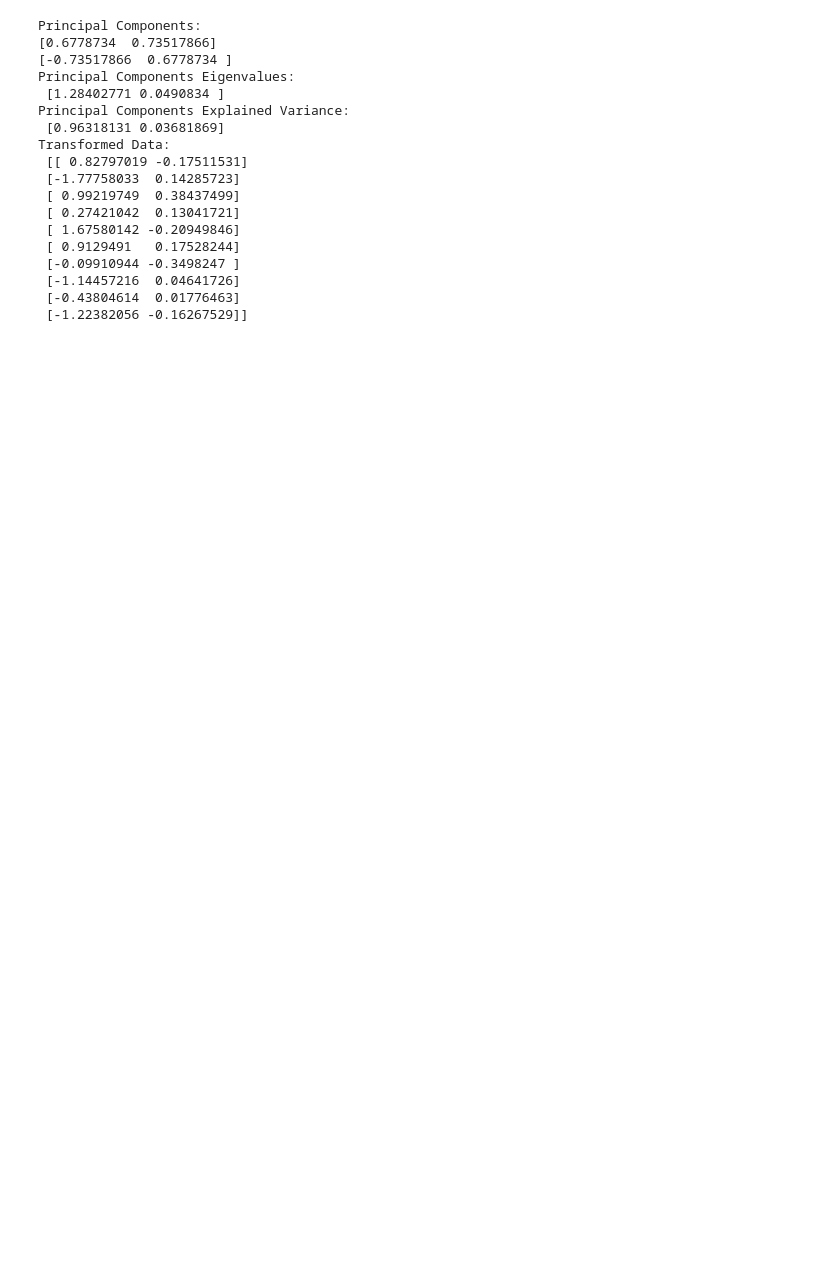
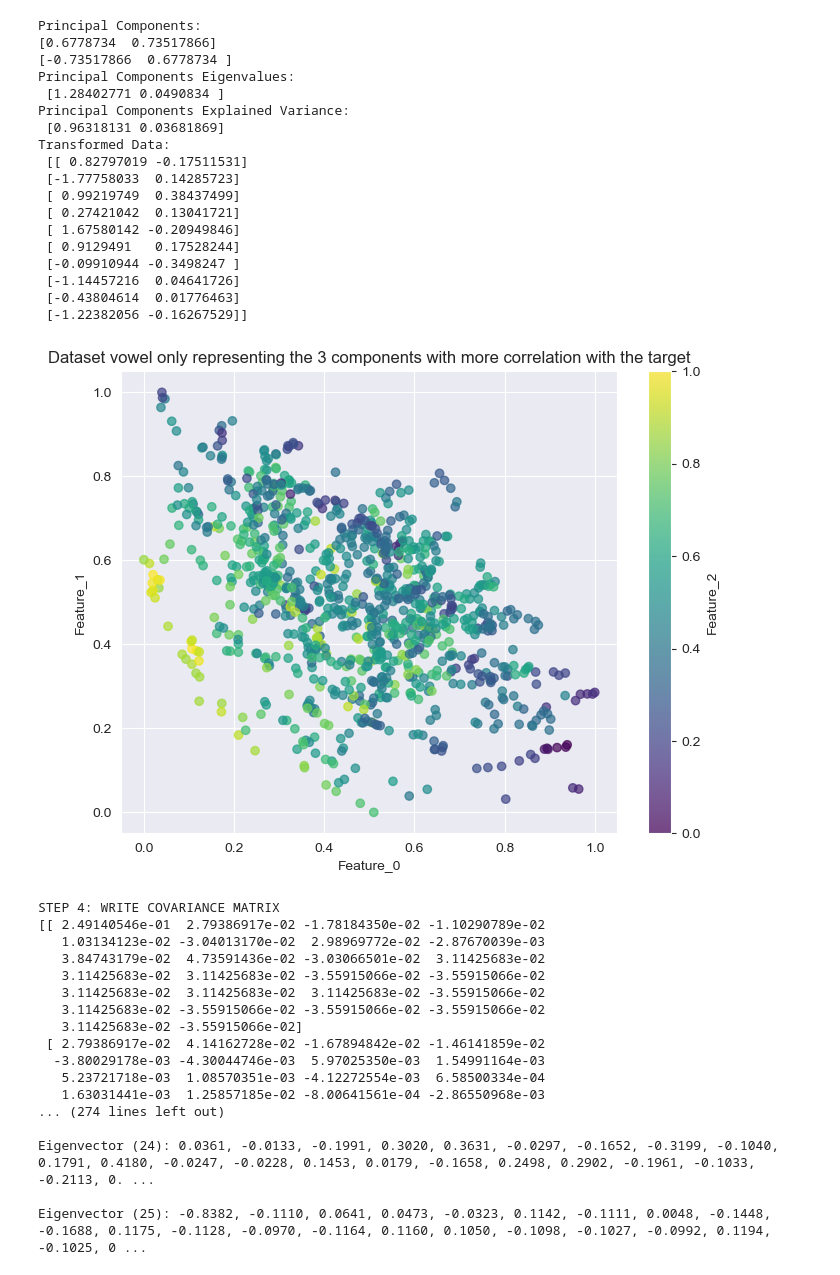
Before and after one commit to XavierQuerol/Dimensionality-Reduction-and-Visualization, a Jupyter notebook: testing_bernat.ipynb, the cells around one changed output. Drawn from its saved outputs; the diff is of its cells as text; code cells hidden in the pictures; blank space fills up the shorter version.

```diff
--- a/testing_bernat.ipynb
+++ b/testing_bernat.ipynb
@@ -46,3 +49,62 @@ Transformed Data:
  [-1.14457216  0.04641726]
  [-0.43804614  0.01776463]
  [-1.22382056 -0.16267529]]
+# %%
+from code.preprocessing import get_dataset
+from code.pca import PCA
+
+# Step 1
+dataset = "vowel"
+x, y = get_dataset(dataset)
+ds = x.copy()
+ds["target"] = y
+
+# Step 2
+correlation_with_target = ds.corr()["target"] # Based on their correlation with the target
+top_features = correlation_with_target.abs().sort_values(ascending=False).iloc[1:4]
+top_features = top_features.index.tolist()
+ds = ds.drop('target', axis=1)
+
+plt.figure(figsize=(8, 6))
+scatter = plt.scatter(ds[top_features[0]], ds[top_features[1]], c=ds[top_features[2]], cmap='viridis', alpha=0.7)
+plt.colorbar(scatter, label=f'{top_features[2]}')
+plt.xlabel(top_features[0])
+plt.ylabel(top_features[1])
+plt.title(f'Dataset {dataset} only representing the 3 components with more correlation with the target')
+plt.show()
+
+# Step 3 & 4 & 5 & 6 & 7 & 9
+pca = PCA(verbose=True)
+X_transformed = pca.reduce_dim(ds,variability_threshold=0.90,n_components=3)
+
+# Step 8
+# Create a scatter plot
+plt.figure(figsize=(8, 6))
+scatter = plt.scatter(X_transformed[:,0], X_transformed[:,1], c=X_transformed[:,2], cmap='viridis', alpha=0.7)  # `viridis` is a color map, change as needed
+
+# Add a color bar to show the gradient
+plt.colorbar(scatter, label='Third Dimension (Color Gradient)')
+
+plt.xlabel('First Component (X)')
+plt.ylabel('Second Component (Y)')
+plt.title(f'Dataset {dataset} after applying PCA and leaving 3 principal components')
+plt.show()
+# %% [output]
+[figure, added]
+STEP 4: WRITE COVARIANCE MATRIX
+[[ 2.49140546e-01  2.79386917e-02 -1.78184350e-02 -1.10290789e-02
+   1.03134123e-02 -3.04013170e-02  2.98969772e-02 -2.87670039e-03
+   3.84743179e-02  4.73591436e-02 -3.03066501e-02  3.11425683e-02
+   3.11425683e-02  3.11425683e-02 -3.55915066e-02 -3.55915066e-02
+   3.11425683e-02  3.11425683e-02  3.11425683e-02 -3.55915066e-02
+   3.11425683e-02 -3.55915066e-02 -3.55915066e-02 -3.55915066e-02
+   3.11425683e-02 -3.55915066e-02]
+ [ 2.79386917e-02  4.14162728e-02 -1.67894842e-02 -1.46141859e-02
+  -3.80029178e-03 -4.30044746e-03  5.97025350e-03  1.54991164e-03
+   5.23721718e-03  1.08570351e-03 -4.12272554e-03  6.58500334e-04
+   1.63031441e-03  1.25857185e-02 -8.00641561e-04 -2.86550968e-03
+... (274 lines left out)
+
+Eigenvector (24): 0.0361, -0.0133, -0.1991, 0.3020, 0.3631, -0.0297, -0.1652, -0.3199, -0.1040, 0.1791, 0.4180, -0.0247, -0.0228, 0.1453, 0.0179, -0.1658, 0.2498, 0.2902, -0.1961, -0.1033, -0.2113, 0. ...
+
+Eigenvector (25): -0.8382, -0.1110, 0.0641, 0.0473, -0.0323, 0.1142, -0.1111, 0.0048, -0.1448, -0.1688, 0.1175, -0.1128, -0.0970, -0.1164, 0.1160, 0.1050, -0.1098, -0.1027, -0.0992, 0.1194, -0.1025, 0 ...
```
Also changed, not shown: parts of 2 cells of this notebook, 5 other files.
